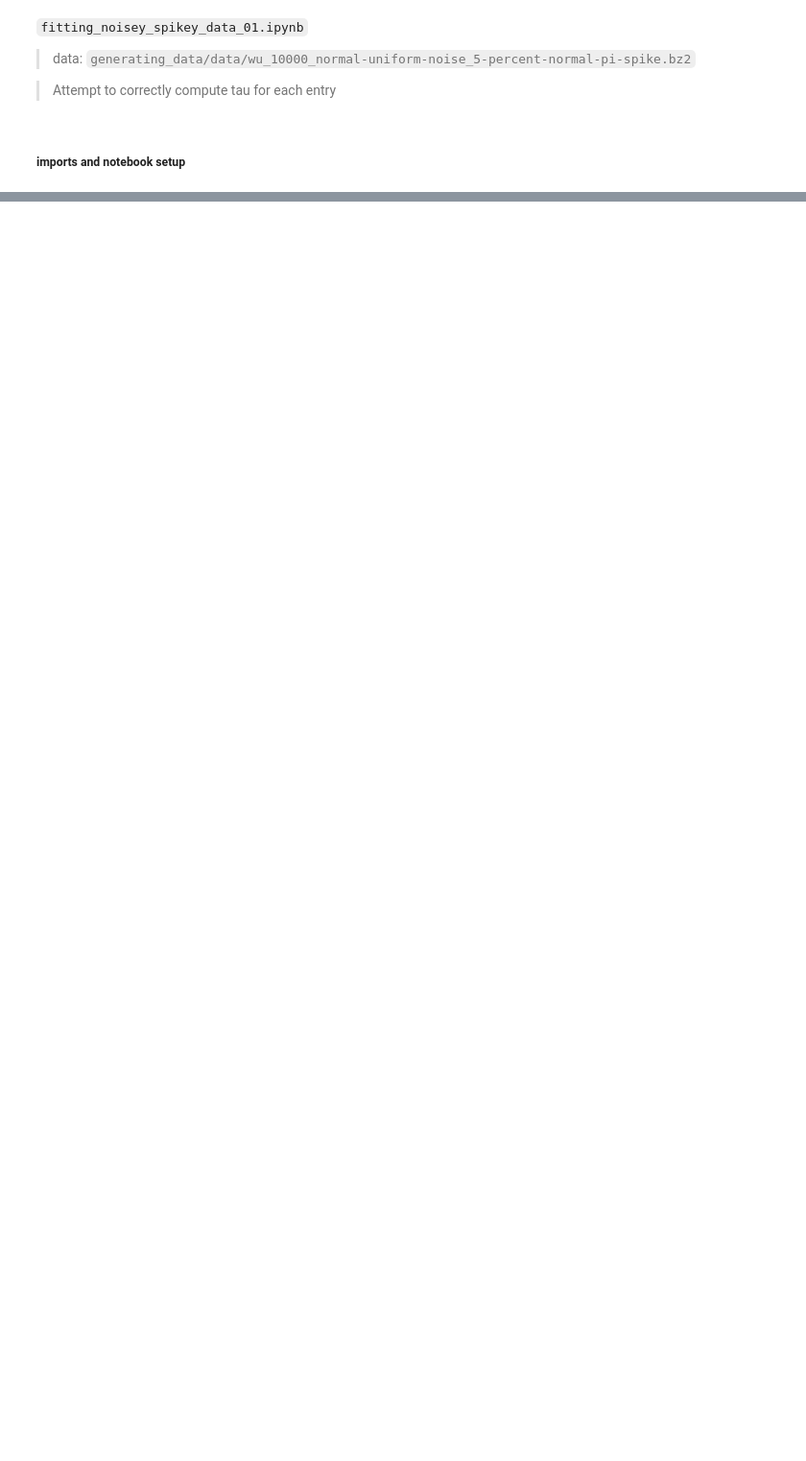
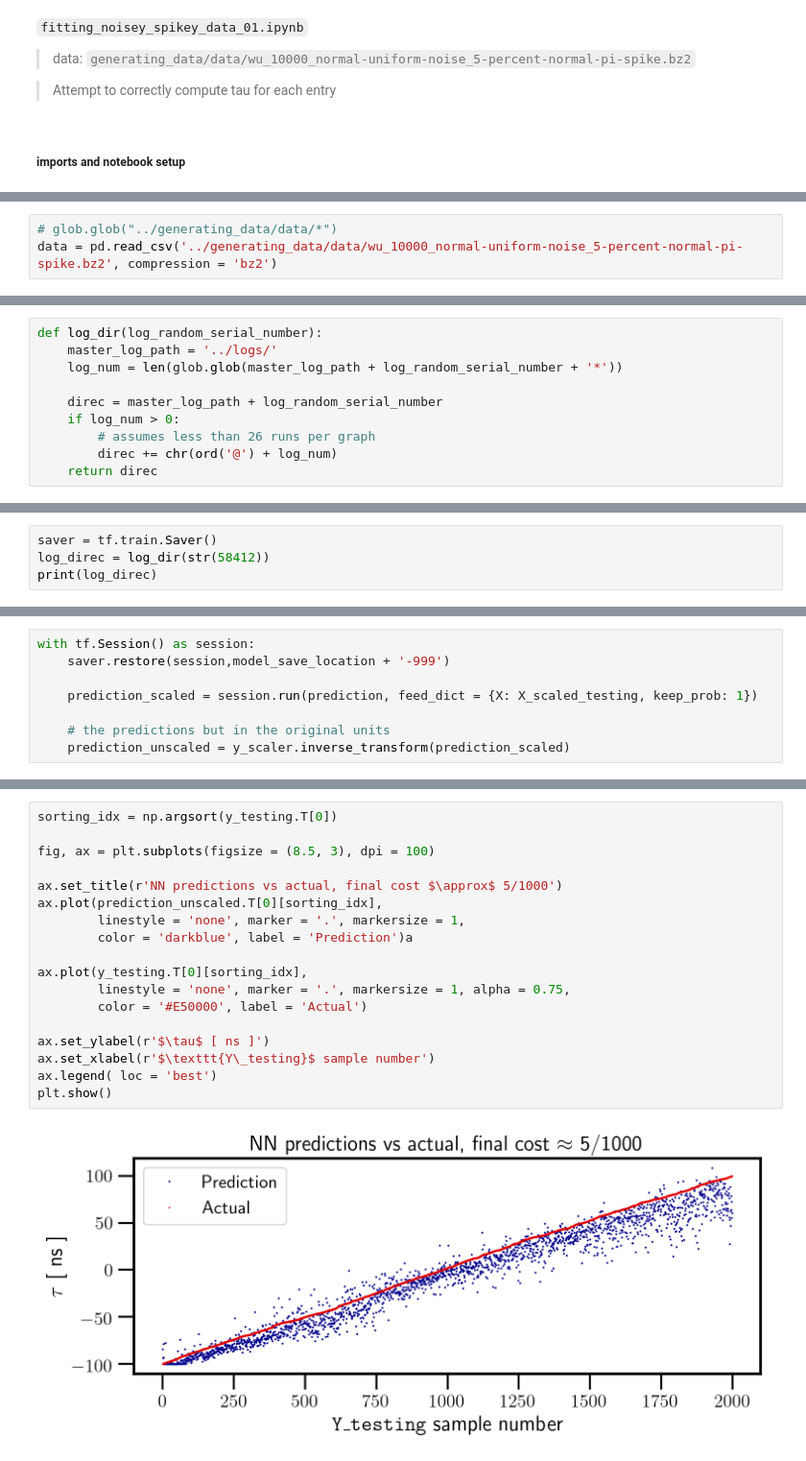
Before and after one commit to andrewasheridan/hera_sandbox, a Jupyter notebook: aas/Wrap_Unwrap/wu_fitting_noisey_spikey_data/fitting_noisey_spikey_data_01.ipynb, the cells around one changed output, grey strips where cells are left out. Shown at 96% size. Cells and saved outputs as stored; diff of their text form; blank space fills up the shorter version.

Commit message:
added fitting_noisey_spike_data_01

```diff
--- a/aas/Wrap_Unwrap/wu_fitting_noisey_spikey_data/fitting_noisey_spikey_data_01.ipynb
+++ b/aas/Wrap_Unwrap/wu_fitting_noisey_spikey_data/fitting_noisey_spikey_data_01.ipynb
@@ -20,0 +25,3 @@ display(HTML("<style>.container { width:100% !important; }</style>"))
+# %%
+# glob.glob("../generating_data/data/*")
+data = pd.read_csv('../generating_data/data/wu_10000_normal-uniform-noise_5-percent-normal-pi-spike.bz2', compression = 'bz2')
@@ -20,0 +80,10 @@ display(HTML("<style>.container { width:100% !important; }</style>"))
+# %%
+def log_dir(log_random_serial_number):
+    master_log_path = '../logs/'
+    log_num = len(glob.glob(master_log_path + log_random_serial_number + '*'))
+
+    direc = master_log_path + log_random_serial_number
+    if log_num > 0:
+        # assumes less than 26 runs per graph
+        direc += chr(ord('@') + log_num)
+    return direc
@@ -20,0 +152,4 @@ display(HTML("<style>.container { width:100% !important; }</style>"))
+# %%
+saver = tf.train.Saver()
+log_direc = log_dir(str(58412))
+print(log_direc)
@@ -20,0 +193,8 @@ display(HTML("<style>.container { width:100% !important; }</style>"))
+# %%
+with tf.Session() as session:
+    saver.restore(session,model_save_location + '-999')
+
+    prediction_scaled = session.run(prediction, feed_dict = {X: X_scaled_testing, keep_prob: 1})
+
+    # the predictions but in the original units
+    prediction_unscaled = y_scaler.inverse_transform(prediction_scaled)
@@ -20,0 +203,20 @@ display(HTML("<style>.container { width:100% !important; }</style>"))
+# %%
+sorting_idx = np.argsort(y_testing.T[0])
+
+fig, ax = plt.subplots(figsize = (8.5, 3), dpi = 100)
+
+ax.set_title(r'NN predictions vs actual, final cost $\approx$ 5/1000')
+ax.plot(prediction_unscaled.T[0][sorting_idx],
+        linestyle = 'none', marker = '.', markersize = 1,
+        color = 'darkblue', label = 'Prediction')a
+
+ax.plot(y_testing.T[0][sorting_idx],
+        linestyle = 'none', marker = '.', markersize = 1, alpha = 0.75,
+        color = '#E50000', label = 'Actual')
+
+ax.set_ylabel(r'$\tau$ [ ns ]')
+ax.set_xlabel(r'$\texttt{Y\_testing}$ sample number')
+ax.legend( loc = 'best')
+plt.show()
+# %% [output]
+[figure, added]
```
Also changed, not shown: parts of 17 cells of this notebook.
